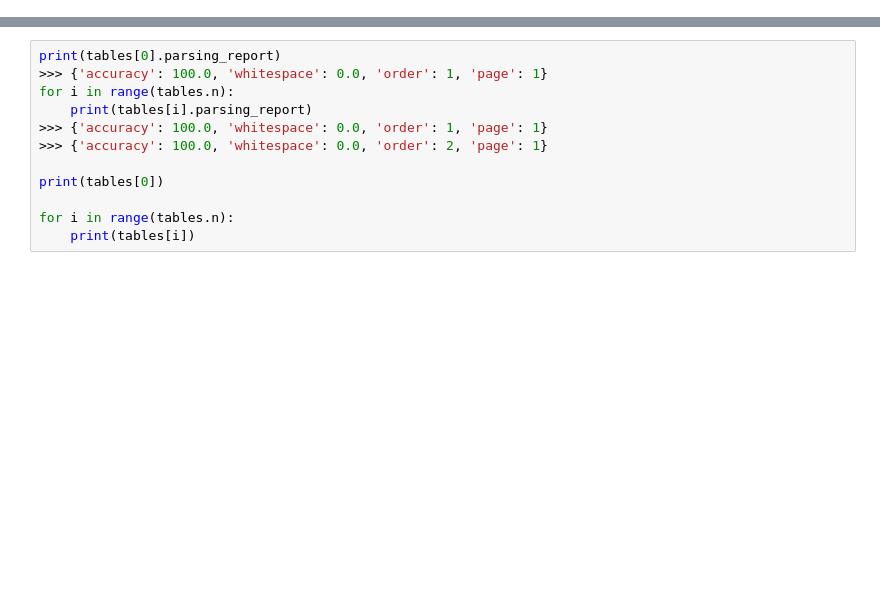
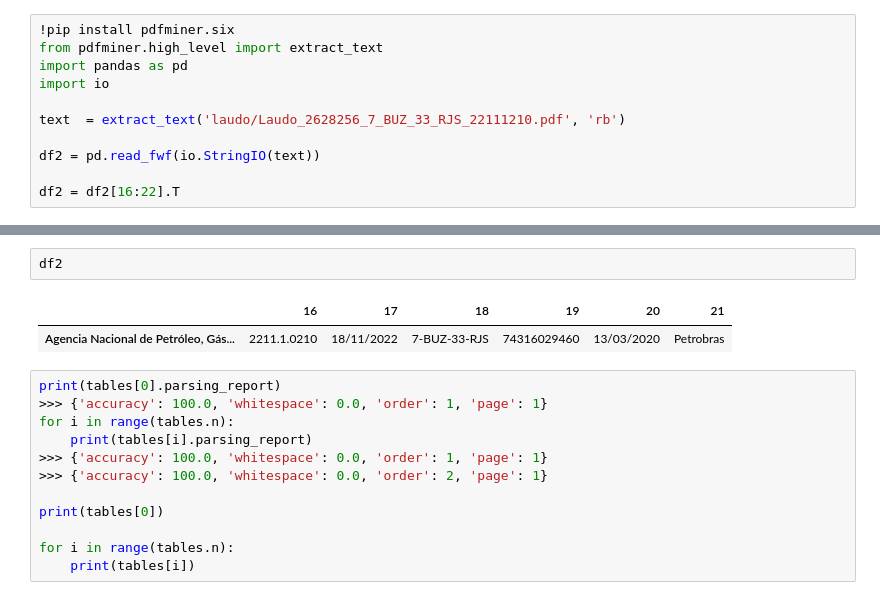
Before and after one commit to fabiobasson/my-frirst-repo, a Jupyter notebook: oficios_qualidade.ipynb, the cells around one changed output, grey strips where cells are left out. Cells and saved outputs as stored; diff of their text form; blank space fills up the shorter version.

```diff
--- a/oficios_qualidade.ipynb
+++ b/oficios_qualidade.ipynb
@@ -97,0 +113,11 @@ RangeIndex(start=16, stop=22, step=1)
+# %%
+!pip install pdfminer.six
+from pdfminer.high_level import extract_text
+import pandas as pd
+import io
+
+text  = extract_text('laudo/Laudo_2628256_7_BUZ_33_RJS_22111210.pdf', 'rb')
+
+df2 = pd.read_fwf(io.StringIO(text))
+
+df2 = df2[16:22].T
@@ -98,3 +131,8 @@ RangeIndex(start=16, stop=22, step=1)
+# %%
+df2
+# %% [output]
+|  | 16 | 17 | 18 | 19 | 20 | 21 |
+| Agencia Nacional de Petróleo, Gás... | 2211.1.0210 | 18/11/2022 | 7-BUZ-33-RJS | 74316029460 | 13/03/2020 | Petrobras |
 # %%
 print(tables[0].parsing_report)
 >>> {'accuracy': 100.0, 'whitespace': 0.0, 'order': 1, 'page': 1}
```
Also changed, not shown: parts of 12 cells of this notebook.
